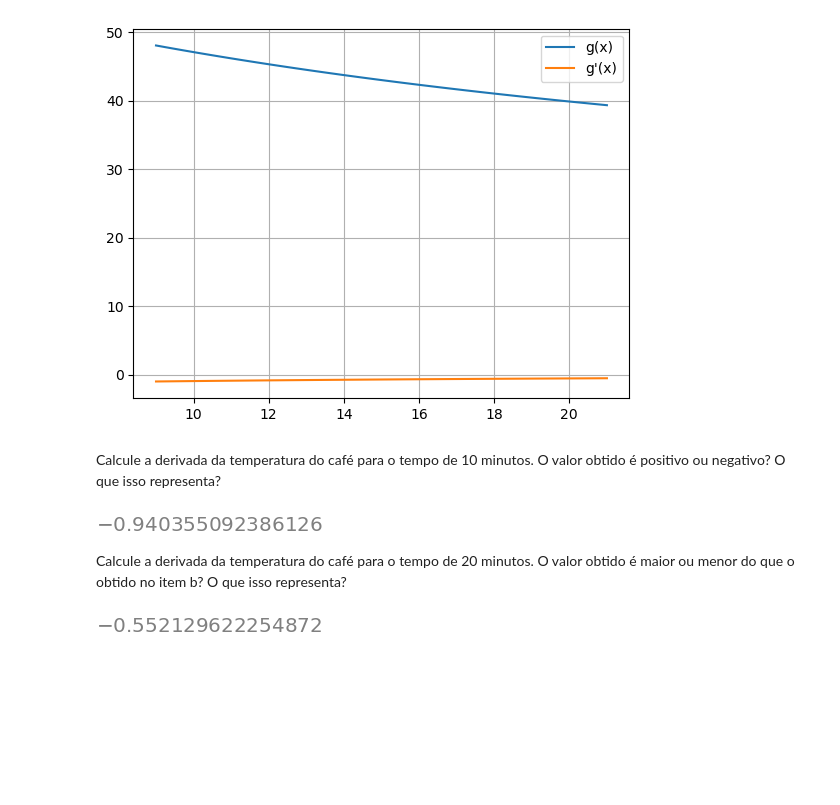
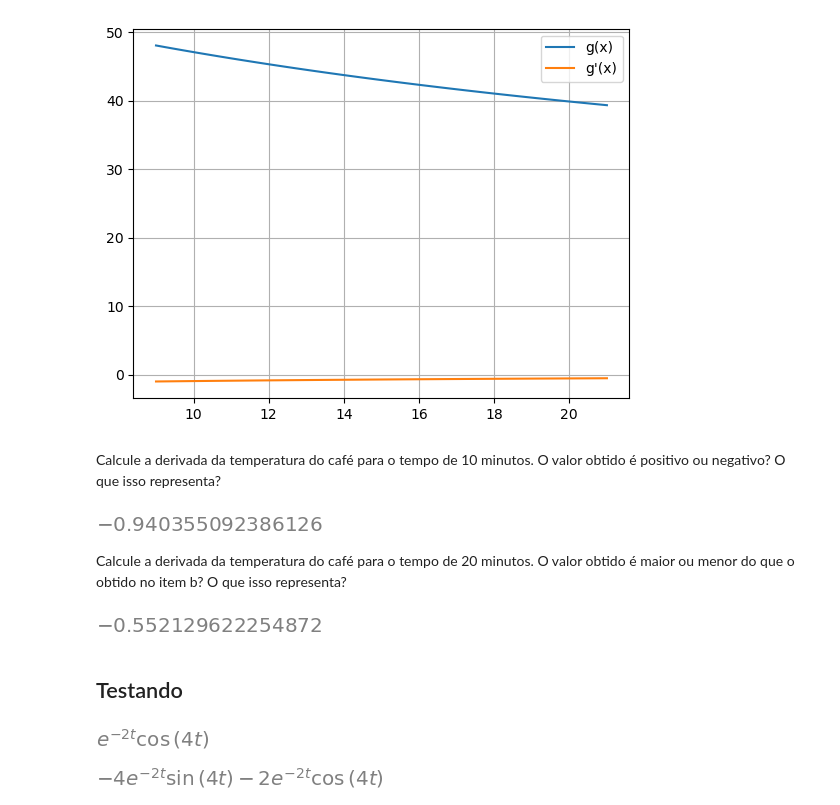
Before and after one commit to samirsaravia/AL-Calc, a Jupyter notebook: Calculo/HW-derivadas3.ipynb, the cells around one changed output. Drawn from its saved outputs; the diff is of its cells as text; code cells hidden in the pictures; blank space fills up the shorter version.

```diff
--- a/Calculo/HW-derivadas3.ipynb
+++ b/Calculo/HW-derivadas3.ipynb
@@ -336,3 +337,14 @@ ou menor do que o obtido no item b? O que isso representa?
 T11.subs(t,20)
 # %% [output]
 [figure]
+# %% [markdown]
+## Testando
+# %%
+gt = exp(-2*t)*cos(4*t)
+gt
+# %% [output]
+[figure, added]
+# %%
+diff(gt, t)
+# %% [output]
+[figure, added]
```
Also changed, not shown: parts of 5 cells of this notebook.
